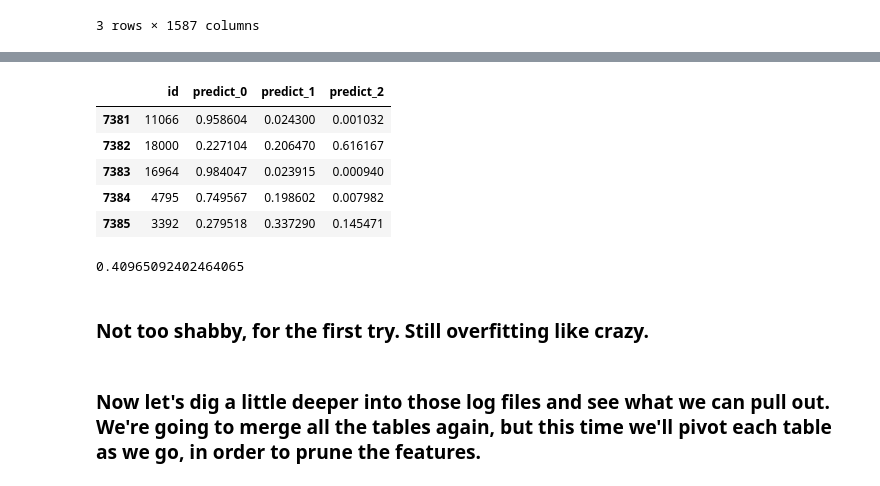
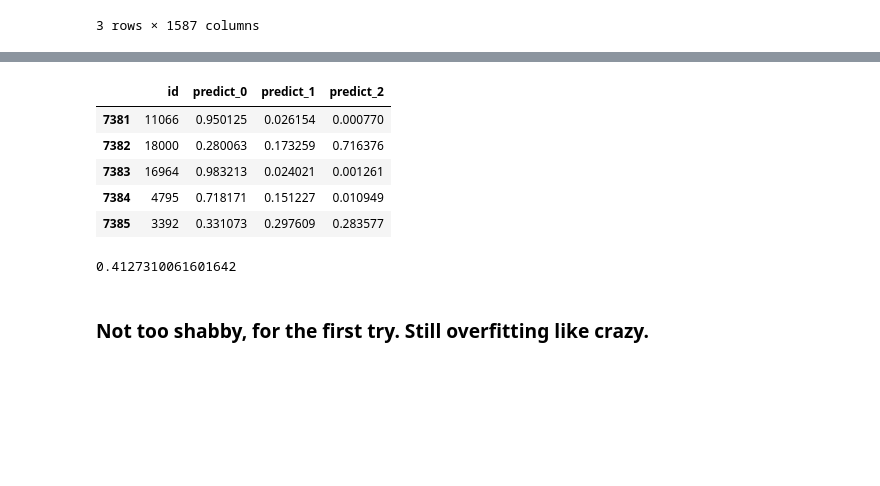
Before and after one commit to noguano/dsi_capstone, a Jupyter notebook: DSI US -5 ATX Capstone.ipynb, the cells around one changed output, grey strips where cells are left out. Saved outputs shown, nothing was run; the diff lists cells and outputs as text; code cells hidden in the pictures; blank space fills up the shorter version.

```diff
--- a/DSI US -5 ATX Capstone.ipynb
+++ b/DSI US -5 ATX Capstone.ipynb
@@ -40,7 +57,7 @@ train_orig = pd.read_csv('./assets/train.csv', header=0)
 test_orig = pd.read_csv('./assets/test.csv', header=0)
 severity_type = pd.read_csv('./assets/severity_type.csv', header=0)
 log_feature = pd.read_csv('./assets/log_feature.csv', header=0)
-event_type = pd.read_csv('./assets/event_type_fixed.csv', header=0)
+event_type = pd.read_csv('./assets/event_type.csv', header=0)
 resource_type = pd.read_csv('./assets/resource_type.csv', header=0)
 # %% [markdown]
 # Functions That Make EDA Easier
@@ -303,11 +284,11 @@ for idx_corr in range(3):
 # %%
 # Choose a cross correlation threshold that will give us good signal without a lot of overfitting
-cct = 0.00
+cct = 0.05
 # %%
-# Finally! let's hit that XGB classifier syrup, with the buttery grid search, cross validated goodness.
+# Finally! let's hit that XGB classifier syrup, with the buttery grid search, and thick cross validated goodness.
 # We'll also need to run it for each target variable
 for idx in range (3):
-    X = features_norm[:num_train_data].drop(['id'],axis=1).as_matrix()
+    X = features_norm[:num_train_data].drop(['id'],axis=1).values
     X = X[:,np.transpose(np.nonzero(np.absolute(cross_corr.iloc[:,idx])>cct))][:,:,0]
     xgbc = xgb.XGBClassifier()
     clf1 = GridSearchCV(xgbc, {'max_depth': [5, 6, 7],
@@ -369,7 +350,7 @@ prediction = pd.DataFrame({'id': features[num_train_data:].id,
                            'predict_1': y_pred[1][:,1],
                            'predict_2': y_pred[2][:,1]})
 
-prediction.to_csv('../dsi_capstone/Telstra_clfxgb0a.csv',index=False)
+prediction.to_csv('../dsi_capstone/Telstra_clfxgb0b.csv',index=False)
 prediction.head()
 # %% [output]
 Number of features for model 0 : 1581
@@ -379,14 +360,12 @@ Model log-loss: 0.349726530867
 |  | id | predict_0 | predict_1 | predict_2 |
-| 7381 | 11066 | 0.958604 | 0.024300 | 0.001032 |
-| 7382 | 18000 | 0.227104 | 0.206470 | 0.616167 |
-| 7383 | 16964 | 0.984047 | 0.023915 | 0.000940 |
-| 7384 | 4795 | 0.749567 | 0.198602 | 0.007982 |
-| 7385 | 3392 | 0.279518 | 0.337290 | 0.145471 |
+| 7381 | 11066 | 0.950125 | 0.026154 | 0.000770 |
+| 7382 | 18000 | 0.280063 | 0.173259 | 0.716376 |
+| 7383 | 16964 | 0.983213 | 0.024021 | 0.001261 |
+| 7384 | 4795 | 0.718171 | 0.151227 | 0.010949 |
+| 7385 | 3392 | 0.331073 | 0.297609 | 0.283577 |
 # %%
-1 - 575/974
+1 - 572/974
 # %% [output]
-0.40965092402464065
+0.4127310061601642
 # %% [markdown]
 ### Not too shabby, for the first try. Still overfitting like crazy.
-# %% [markdown]
-### Now let's dig a little deeper into those log files and see what we can pull out. We're going to merge all the tables again, but this time we'll pivot each table as we go, in order to prune the features.
```
Also changed, not shown: parts of 195 cells of this notebook, 1 other file.
